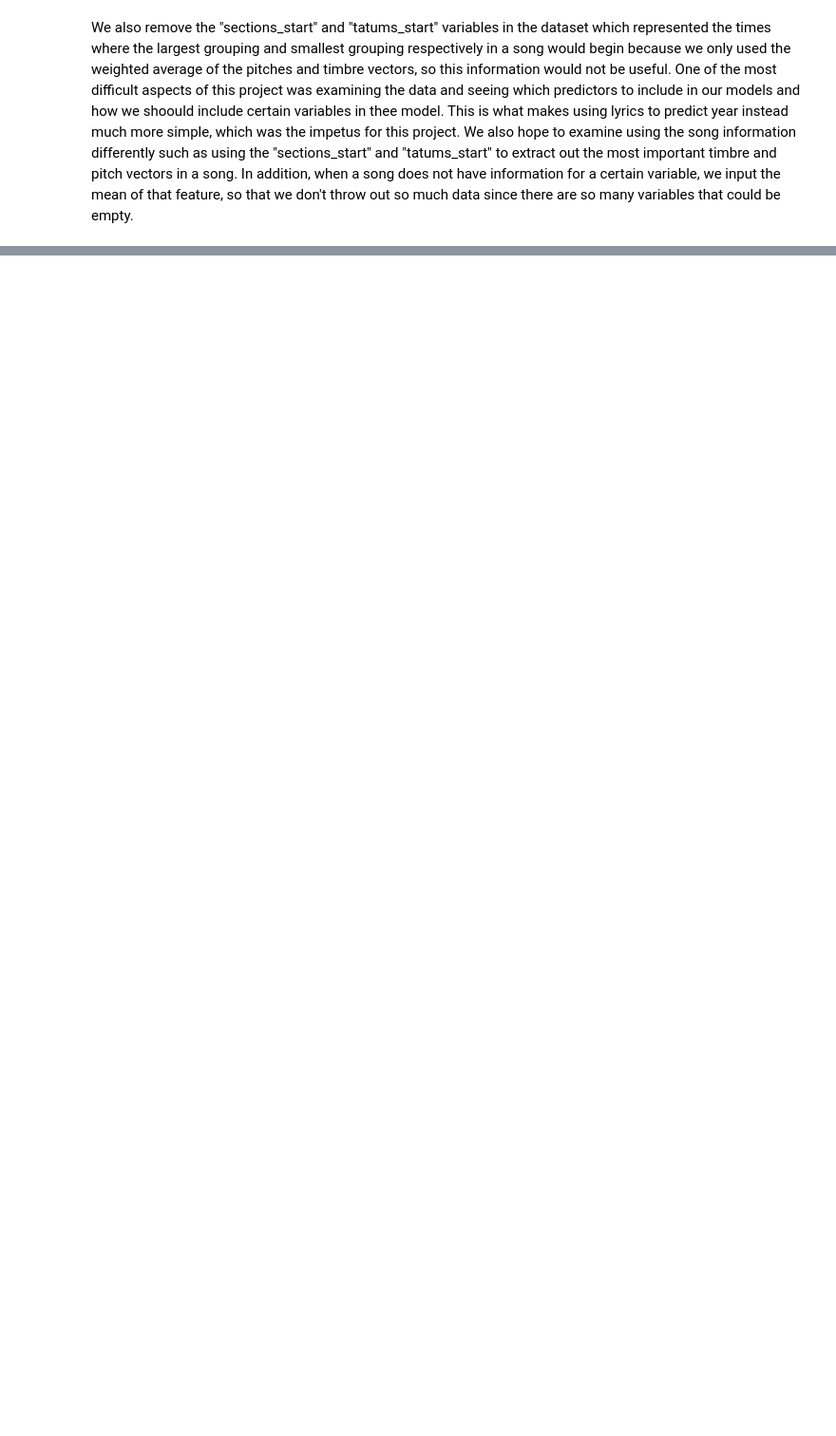
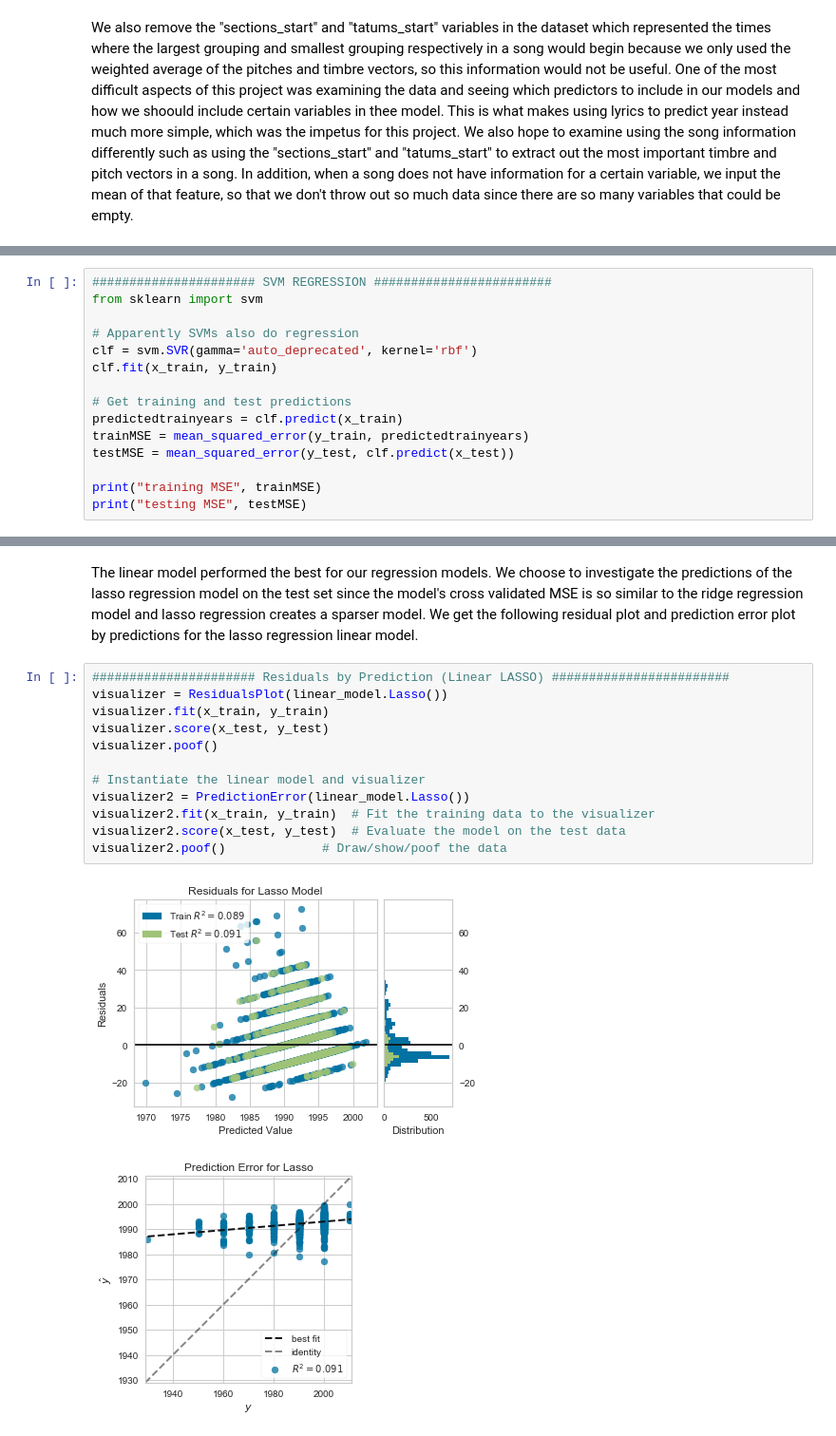
Before and after one commit to tanishqkancharla/10701SongProject, a Jupyter notebook: 10-701-Final-Project/Data Models.ipynb, the cells around one changed output, grey strips where cells are left out. Shown at 95% size. Cells and saved outputs as stored; diff of their text form; blank space fills up the shorter version.

```diff
--- a/10-701-Final-Project/Data Models.ipynb
+++ b/10-701-Final-Project/Data Models.ipynb
@@ -252,0 +205,15 @@ visualizer.poof()
+# %%
+###################### SVM REGRESSION ########################
+from sklearn import svm
+
+# Apparently SVMs also do regression
+clf = svm.SVR(gamma='auto_deprecated', kernel='rbf')
+clf.fit(x_train, y_train)
+
+# Get training and test predictions
+predictedtrainyears = clf.predict(x_train)
+trainMSE = mean_squared_error(y_train, predictedtrainyears)
+testMSE = mean_squared_error(y_test, clf.predict(x_test))
+
+print("training MSE", trainMSE)
+print("testing MSE", testMSE)
@@ -252,0 +223,17 @@ visualizer.poof()
+# %% [markdown]
+The linear model performed the best for our regression models. We choose to investigate the predictions of the lasso regression model on the test set since the model's cross validated MSE is so similar to the ridge regression model and lasso regression creates a sparser model. We get the following residual plot and prediction error plot by predictions for the lasso regression linear model.
+# %%
+###################### Residuals by Prediction (Linear LASSO) ########################
+visualizer = ResidualsPlot(linear_model.Lasso())
+visualizer.fit(x_train, y_train)
+visualizer.score(x_test, y_test)
+visualizer.poof()
+
+# Instantiate the linear model and visualizer
+visualizer2 = PredictionError(linear_model.Lasso())
+visualizer2.fit(x_train, y_train)  # Fit the training data to the visualizer
+visualizer2.score(x_test, y_test)  # Evaluate the model on the test data
+visualizer2.poof()             # Draw/show/poof the data
+# %% [output]
+[figure, added]
+[figure, added]
```
Also changed, not shown: parts of 31 cells of this notebook.
